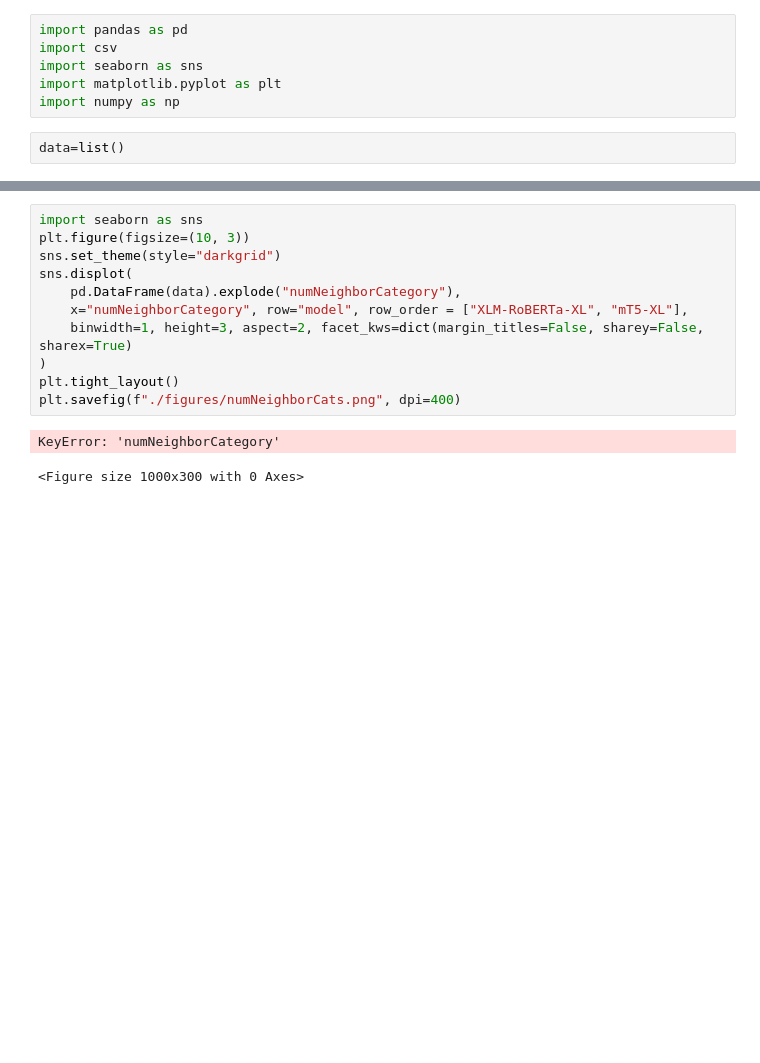
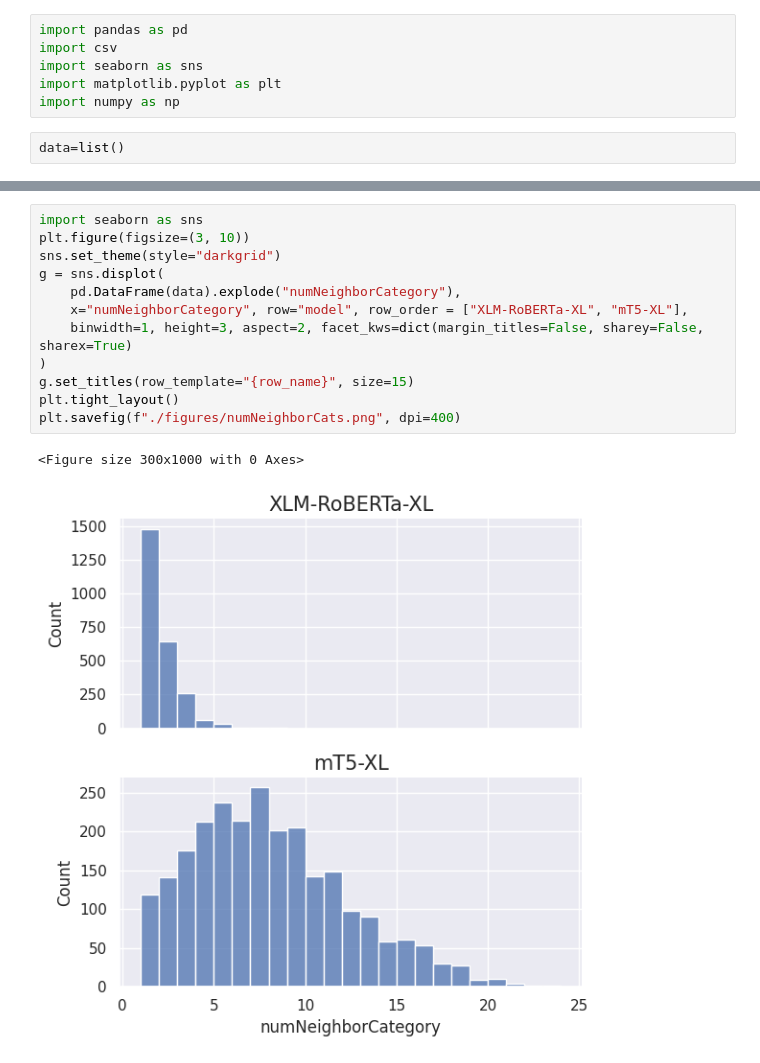
Before and after one commit to andreawwenyi/hyperpolyglot, a Jupyter notebook: Figure5-Histogram of NumNeighborCats.ipynb, the cells around one changed output, grey strips where cells are left out. Saved outputs shown, nothing was run; the diff lists cells and outputs as text; blank space fills up the shorter version.

```diff
--- a/Figure5-Histogram of NumNeighborCats.ipynb
+++ b/Figure5-Histogram of NumNeighborCats.ipynb
@@ -53,14 +52,15 @@ df.groupby("model")['numNeighborCategory'].std()
 # %%
 import seaborn as sns
-plt.figure(figsize=(10, 3))
+plt.figure(figsize=(3, 10))
 sns.set_theme(style="darkgrid")
-sns.displot(
+g = sns.displot(
     pd.DataFrame(data).explode("numNeighborCategory"),
     x="numNeighborCategory", row="model", row_order = ["XLM-RoBERTa-XL", "mT5-XL"],
     binwidth=1, height=3, aspect=2, facet_kws=dict(margin_titles=False, sharey=False, sharex=True)
 )
+g.set_titles(row_template="{row_name}", size=15)
 plt.tight_layout()
 plt.savefig(f"./figures/numNeighborCats.png", dpi=400)
 # %% [output]
-KeyError: 'numNeighborCategory'
+<Figure size 300x1000 with 0 Axes>
-<Figure size 1000x300 with 0 Axes>
+[figure, added]
```
Also changed, not shown: parts of 4 cells of this notebook.
